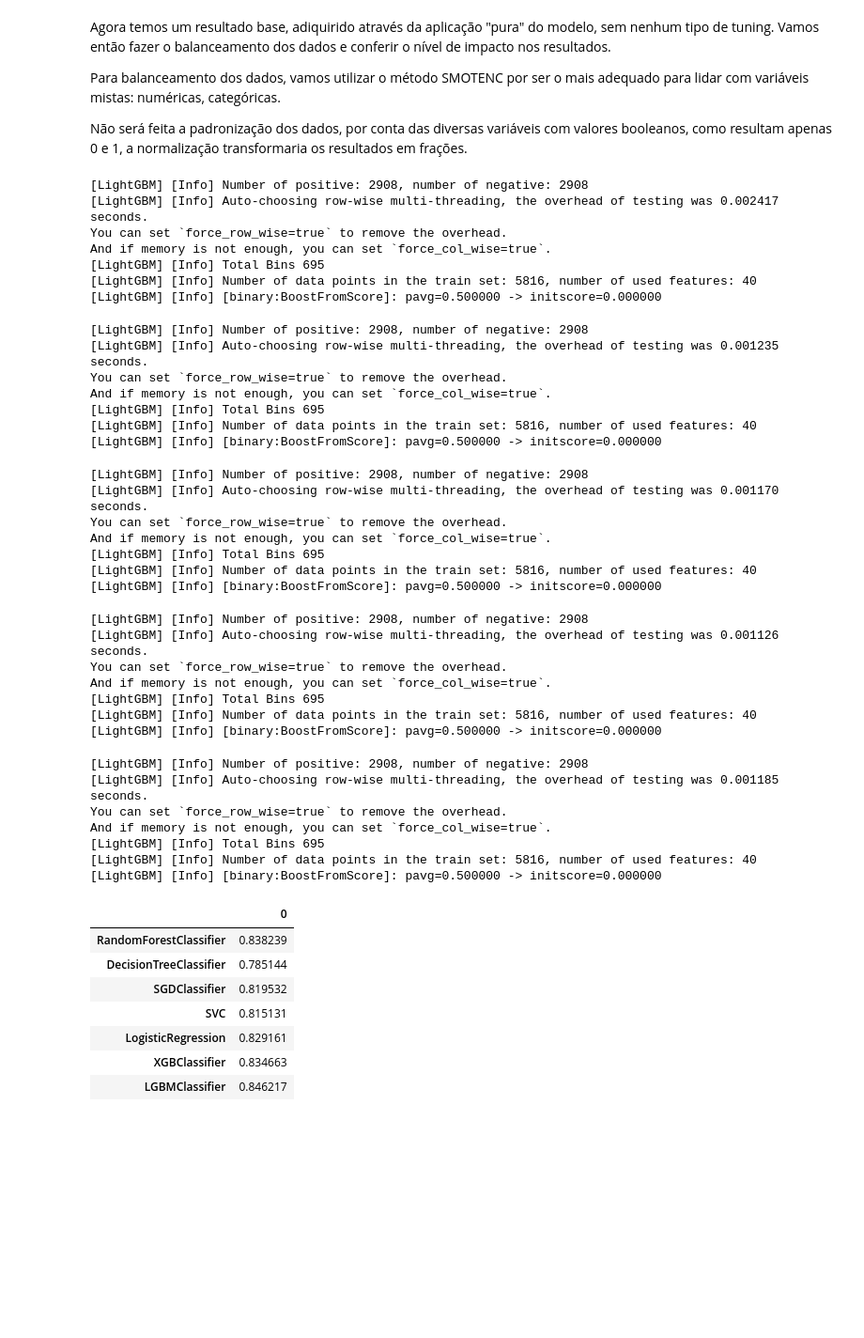
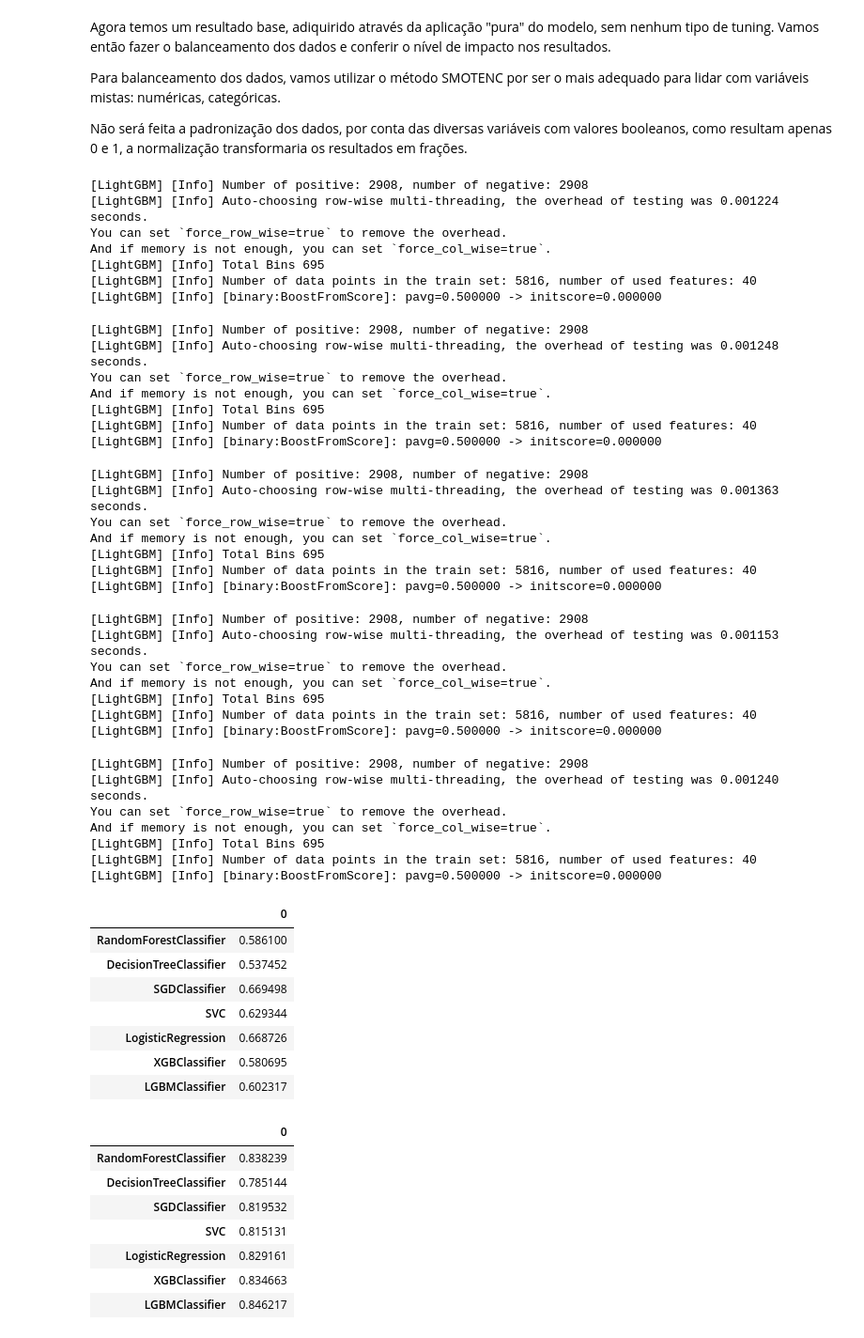
Before and after one commit to marcosilvaa/churn-prediction, a Jupyter notebook: projeto_churn.ipynb, the cells around one changed output. Shown: that part at 94% size. Saved outputs shown, nothing was run; the diff lists cells and outputs as text; code cells hidden in the pictures; blank space fills up the shorter version.

Commit message:
Refatoração da modelagem preditiva --- função validar-modelo foi refeita adcionando pipeline com SMOTENC StandarScaler --- resultados alteraram e novos modelos foram selecionados

```diff
--- a/projeto_churn.ipynb
+++ b/projeto_churn.ipynb
@@ -433,10 +434,15 @@ def validar_modelo(X, y, clf, quite=False):
         float, média dos scores da cross-validation
     """
 
-    X  = np.array(X)
-    y = np.array(y)
+    # Identificando colunas categóricas
+    categorical_features = [i for i, col in enumerate(X.columns) if X[col].dtype == "bool"]
 
-    pipeline = make_pipeline(StandardScaler(), clf)
+    pipeline = ImbPipeline([
+        ("smote", SMOTENC(categorical_features=categorical_features, random_state=42)),
+        ("scaler", StandardScaler()),
+        ("clf", clf)
+    ])
+
     scores = cross_val_score(pipeline, X, y, scoring="recall")
 
     if quite == False:
@@ -481,43 +480,56 @@ recall = []
 
 for clf in (rf, dt, sgdc, svc, lr, xgb, lgbm):
     model.append(clf.__class__.__name__)
-    recall.append(validar_modelo(X_train_smote, y_train_smote, clf, quite=True))
+    recall.append(validar_modelo(X_train, y_train, clf, quite=True))
 # %% [output]
 [LightGBM] [Info] Number of positive: 2908, number of negative: 2908
-[LightGBM] [Info] Auto-choosing row-wise multi-threading, the overhead of testing was 0.002417 seconds.
+[LightGBM] [Info] Auto-choosing row-wise multi-threading, the overhead of testing was 0.001224 seconds.
 You can set `force_row_wise=true` to remove the overhead.
 And if memory is not enough, you can set `force_col_wise=true`.
 [LightGBM] [Info] Total Bins 695
 [LightGBM] [Info] Number of data points in the train set: 5816, number of used features: 40
 [LightGBM] [Info] [binary:BoostFromScore]: pavg=0.500000 -> initscore=0.000000
 [LightGBM] [Info] Number of positive: 2908, number of negative: 2908
-[LightGBM] [Info] Auto-choosing row-wise multi-threading, the overhead of testing was 0.001235 seconds.
+[LightGBM] [Info] Auto-choosing row-wise multi-threading, the overhead of testing was 0.001248 seconds.
 You can set `force_row_wise=true` to remove the overhead.
 And if memory is not enough, you can set `force_col_wise=true`.
 [LightGBM] [Info] Total Bins 695
 [LightGBM] [Info] Number of data points in the train set: 5816, number of used features: 40
 [LightGBM] [Info] [binary:BoostFromScore]: pavg=0.500000 -> initscore=0.000000
 [LightGBM] [Info] Number of positive: 2908, number of negative: 2908
-[LightGBM] [Info] Auto-choosing row-wise multi-threading, the overhead of testing was 0.001170 seconds.
+[LightGBM] [Info] Auto-choosing row-wise multi-threading, the overhead of testing was 0.001363 seconds.
 You can set `force_row_wise=true` to remove the overhead.
 And if memory is not enough, you can set `force_col_wise=true`.
 [LightGBM] [Info] Total Bins 695
 [LightGBM] [Info] Number of data points in the train set: 5816, number of used features: 40
 [LightGBM] [Info] [binary:BoostFromScore]: pavg=0.500000 -> initscore=0.000000
 [LightGBM] [Info] Number of positive: 2908, number of negative: 2908
-[LightGBM] [Info] Auto-choosing row-wise multi-threading, the overhead of testing was 0.001126 seconds.
+[LightGBM] [Info] Auto-choosing row-wise multi-threading, the overhead of testing was 0.001153 seconds.
 You can set `force_row_wise=true` to remove the overhead.
 And if memory is not enough, you can set `force_col_wise=true`.
 [LightGBM] [Info] Total Bins 695
 [LightGBM] [Info] Number of data points in the train set: 5816, number of used features: 40
 [LightGBM] [Info] [binary:BoostFromScore]: pavg=0.500000 -> initscore=0.000000
 [LightGBM] [Info] Number of positive: 2908, number of negative: 2908
-[LightGBM] [Info] Auto-choosing row-wise multi-threading, the overhead of testing was 0.001185 seconds.
+[LightGBM] [Info] Auto-choosing row-wise multi-threading, the overhead of testing was 0.001240 seconds.
 You can set `force_row_wise=true` to remove the overhead.
 And if memory is not enough, you can set `force_col_wise=true`.
 [LightGBM] [Info] Total Bins 695
 [LightGBM] [Info] Number of data points in the train set: 5816, number of used features: 40
 [LightGBM] [Info] [binary:BoostFromScore]: pavg=0.500000 -> initscore=0.000000
+# %%
+# Transformar os resultados em um dataframe
+resultados = pd.DataFrame(data=recall, index=model)
+resultados
+# %% [output]
+|  | 0 |
+| RandomForestClassifier | 0.586100 |
+| DecisionTreeClassifier | 0.537452 |
+| SGDClassifier | 0.669498 |
+| SVC | 0.629344 |
+| LogisticRegression | 0.668726 |
+| XGBClassifier | 0.580695 |
+| LGBMClassifier | 0.602317 |
 # %%
 # Transformar os resultados em um dataframe
 resultados = pd.DataFrame(data=recall, index=model)
```
Also changed, not shown: parts of 25 cells of this notebook.
